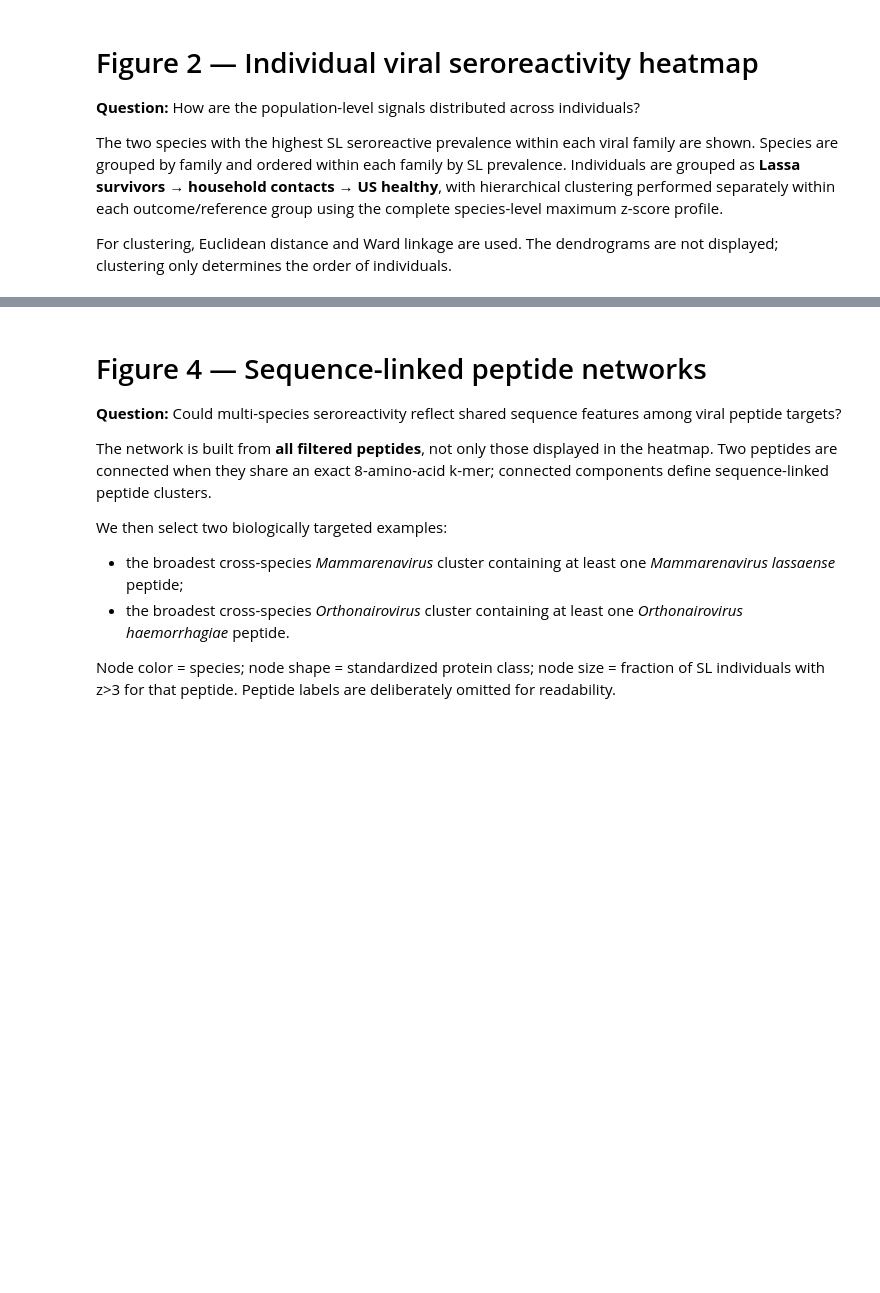
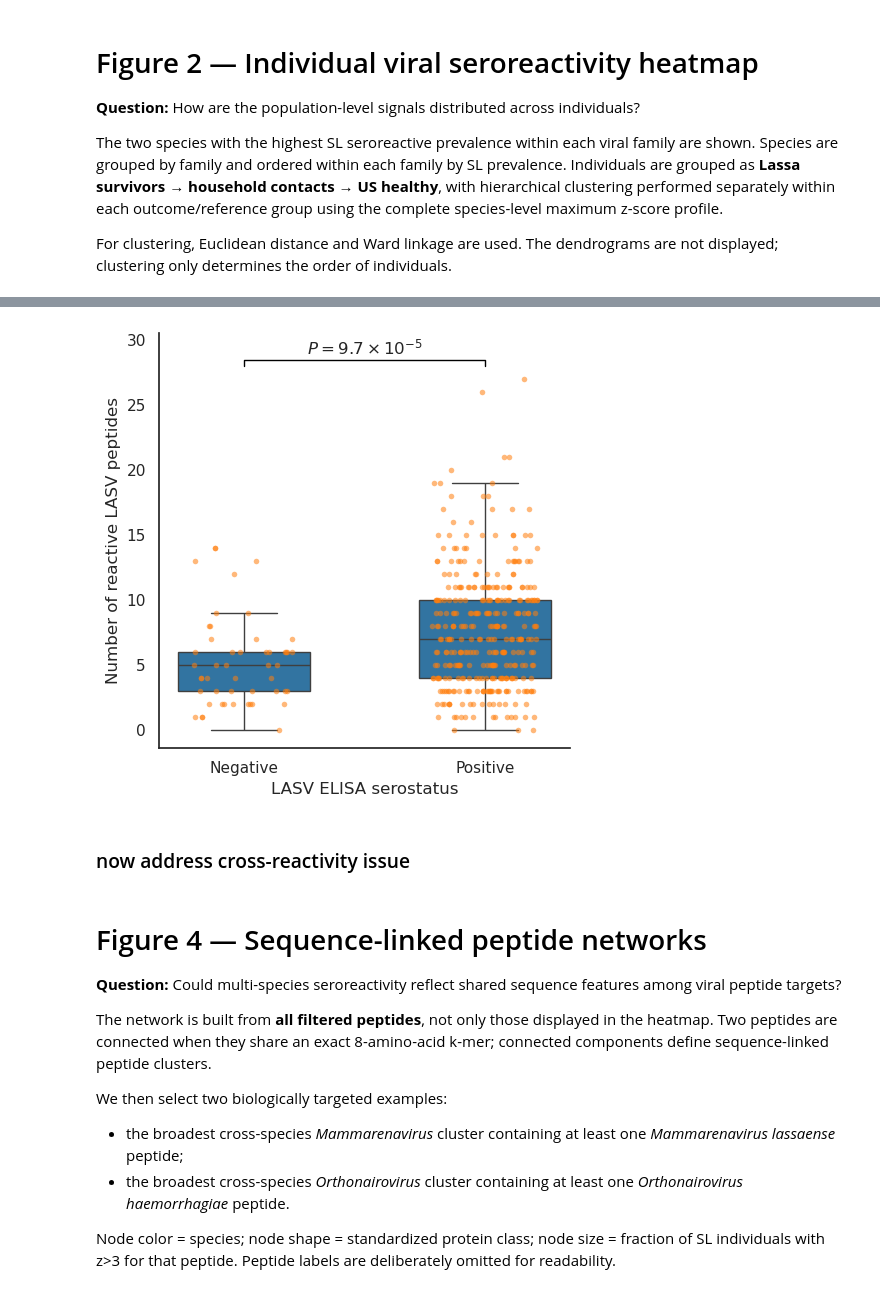
Before and after one commit to sporak577/lasv_phipseq_2026, a Jupyter notebook: Lassa_seroreactivity_paper_figures_clean_090726.ipynb, the cells around one changed output, grey strips where cells are left out. Cells and saved outputs as stored; diff of their text form; code cells hidden in the pictures; blank space fills up the shorter version.

```diff
--- a/Lassa_seroreactivity_paper_figures_clean_090726.ipynb
+++ b/Lassa_seroreactivity_paper_figures_clean_090726.ipynb
@@ -2582,0 +1900,3 @@ plt.show()
+# %%
+lasv_elisa_data = pd.read_csv(LASV_ELISA_FILE).set_index('species')
+lasv_elisa_data.drop(columns='Unnamed: 0', inplace=True)
@@ -2582,0 +1915,12 @@ plt.show()
+# %%
+lasv_concordance = lasv_elisa_data.merge(
+    lasv_seroreactive,
+    on='individual',
+    how='left'
+)
+
+#match Negative / Positive from ELISA data
+lasv_concordance['PhIP-Seq result'] = (
+    lasv_concordance['LASV_seroreactive']
+    .map({True: 'Positive', False:'Negative'})
+)
@@ -2583,3 +1966,56 @@ plt.show()
+# %%
+import matplotlib.pyplot as plt
+import seaborn as sns
+
+fig, ax = plt.subplots(figsize=(5, 5))
+
+order = ['Negative', 'Positive']
+
+sns.boxplot(
+    data=lasv_concordance,
+    x='Serology_Result_Corrected',
+    y='n_LASV_reactive_peptides',
+    order=order,
+    showfliers=False,
+    width=0.55,
+    ax=ax
+)
+
+sns.stripplot(
+    data=lasv_concordance,
+    x='Serology_Result_Corrected',
+    y='n_LASV_reactive_peptides',
+    order=order,
+    jitter=0.22,
+    alpha=0.55,
+    size=4,
+    ax=ax
+)
+
+ax.set_xlabel('LASV ELISA serostatus')
+ax.set_ylabel('Number of reactive LASV peptides')
+
+# Statistical annotation
+ymax = lasv_concordance['n_LASV_reactive_peptides'].max()
+y = ymax + 1
+
+ax.plot([0, 0, 1, 1], [y, y+0.4, y+0.4, y], c='black', lw=1)
+ax.text(
+    0.5, y + 0.6,
+    r'$P = 9.7 \times 10^{-5}$',
+    ha='center',
+    va='bottom'
+)
+
+ax.set_ylim(top=y + 2.5)
+
+sns.despine()
+plt.tight_layout()
+plt.show()
+# %% [output]
+[figure, added]
+# %% [markdown]
+### now address cross-reactivity issue
 # %% [markdown]
 # Figure 4 — Sequence-linked peptide networks
 
```
Also changed, not shown: parts of 27 cells of this notebook, 2 other files.
